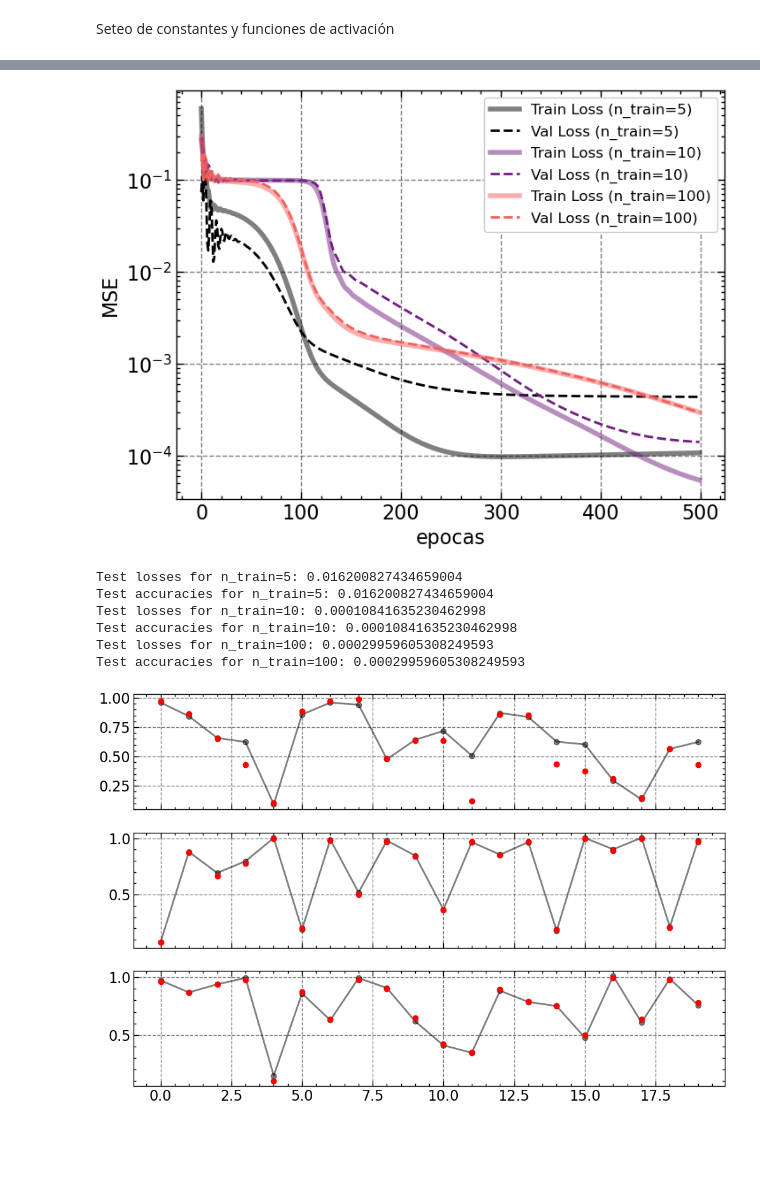
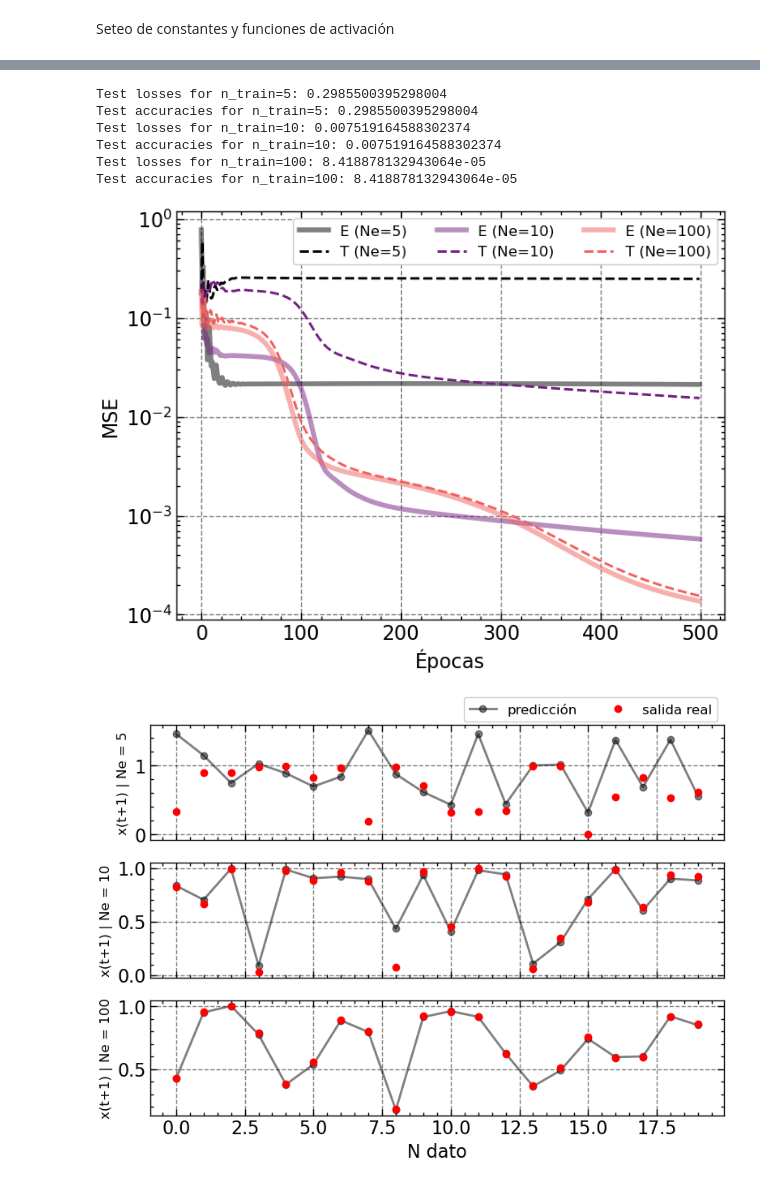
Before and after one commit to elmasi2393/Redes-neuronales, a Jupyter notebook: Practicas/Guia 4/src/ej_3.ipynb, the cells around one changed output, grey strips where cells are left out. Saved outputs shown, nothing was run; the diff lists cells and outputs as text; code cells hidden in the pictures; blank space fills up the shorter version.

```diff
--- a/Practicas/Guia 4/src/ej_3.ipynb
+++ b/Practicas/Guia 4/src/ej_3.ipynb
@@ -170,34 +170,43 @@ cm = cm = plt.get_cmap('magma')
 
 
 for i in range(len(n_train)):
-    plt.plot(histories[i].history['loss'], label=f'Train Loss (n_train={n_train[i]})', color=cm(i/len(n_train)), lw=4, alpha=0.5)
-    plt.plot(histories[i].history['val_loss'], label=f'Val Loss (n_train={n_train[i]})', linestyle='--', color=cm(i/len(n_train)))
+    plt.plot(histories[i].history['loss'], label=f'E (Ne={n_train[i]})', color=cm(i/len(n_train)), lw=4, alpha=0.5)
+    plt.plot(histories[i].history['val_loss'], label=f'T (Ne={n_train[i]})', linestyle='--', color=cm(i/len(n_train)))
 
 # plt.title('Loss vs Epochs')
-plt.xlabel('epocas')
+plt.xlabel('Épocas')
 plt.ylabel('MSE')
 plt.yscale('log')
 
-plt.legend(fontsize=12)
-plt.show()
+plt.legend(fontsize=12, ncols=3)
+# plt.savefig('../doc/figures/metrics_e3.pdf', dpi=500)
 
 # Acceso a la precisión de prueba
 for i in range(len(n_train)):
     print(f'Test losses for n_train={n_train[i]}: {test_losses[i]}')
     print(f'Test accuracies for n_train={n_train[i]}: {test_acc[i]}')
 # %% [output]
+Test losses for n_train=5: 0.2985500395298004
+Test accuracies for n_train=5: 0.2985500395298004
+Test losses for n_train=10: 0.007519164588302374
+Test accuracies for n_train=10: 0.007519164588302374
+Test losses for n_train=100: 8.418878132943064e-05
+Test accuracies for n_train=100: 8.418878132943064e-05
-[figure, old version]
+[figure, new version]
-Test losses for n_train=5: 0.016200827434659004
-Test accuracies for n_train=5: 0.016200827434659004
-Test losses for n_train=10: 0.00010841635230462998
-Test accuracies for n_train=10: 0.00010841635230462998
-Test losses for n_train=100: 0.00029959605308249593
-Test accuracies for n_train=100: 0.00029959605308249593
 # %%
-fig, ax = plt.subplots(3, 1, figsize=(12, 8), sharex=True)
+fig, ax = plt.subplots(3, 1, figsize=(8, 6), sharex=True)
 
 for i in range(len(y_pred)):
-    ax[i].plot(y_pred[i], 'o-', color='black', alpha=0.5)
-    ax[i].plot(y_trues[i], 'o', color='red')
+    ax[i].plot(y_pred[i], 'o-', color='black', alpha=0.5, label='predicción')
+    ax[i].plot(y_trues[i], 'o', color='red', label='salida real')
+
+    ax[i].set_ylabel(f'x(t+1) | Ne = {n_train[i]}', fontsize=12)
+
+# Coloca la leyenda fuera del gráfico
+ax[0].legend(loc='upper right', bbox_to_anchor=(1, 1.3), ncol=2, fontsize=12)
+ax[2].set_xlabel('N dato')
+plt.tight_layout()
+
+plt.savefig('../doc/figures/predicciones_e3.pdf', dpi=500)
 # %% [output]
-[figure, old version]
+[figure, new version]
```
Also changed, not shown: parts of 2 cells of this notebook, 16 other files.
